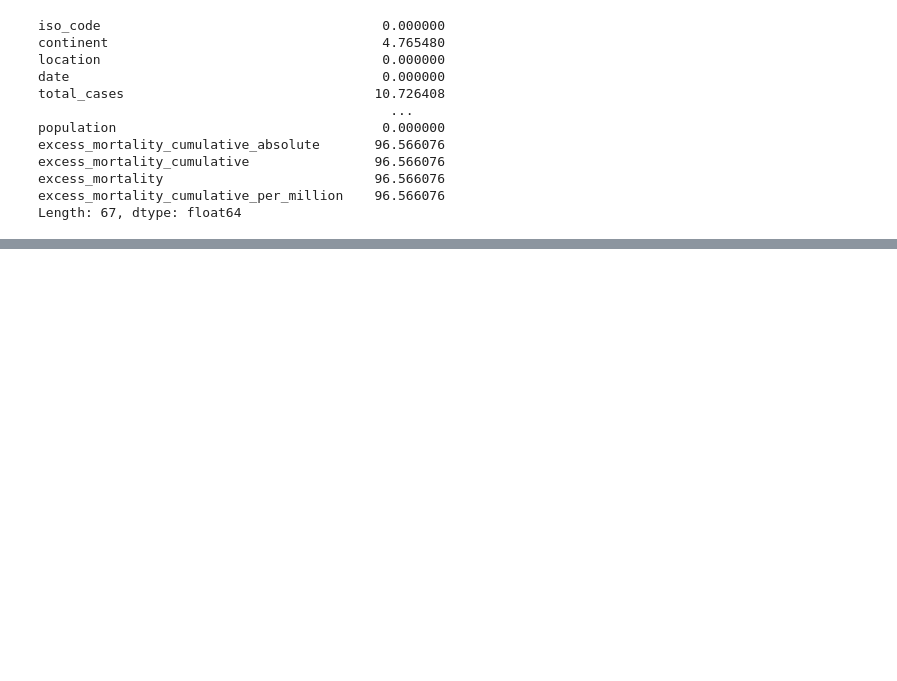
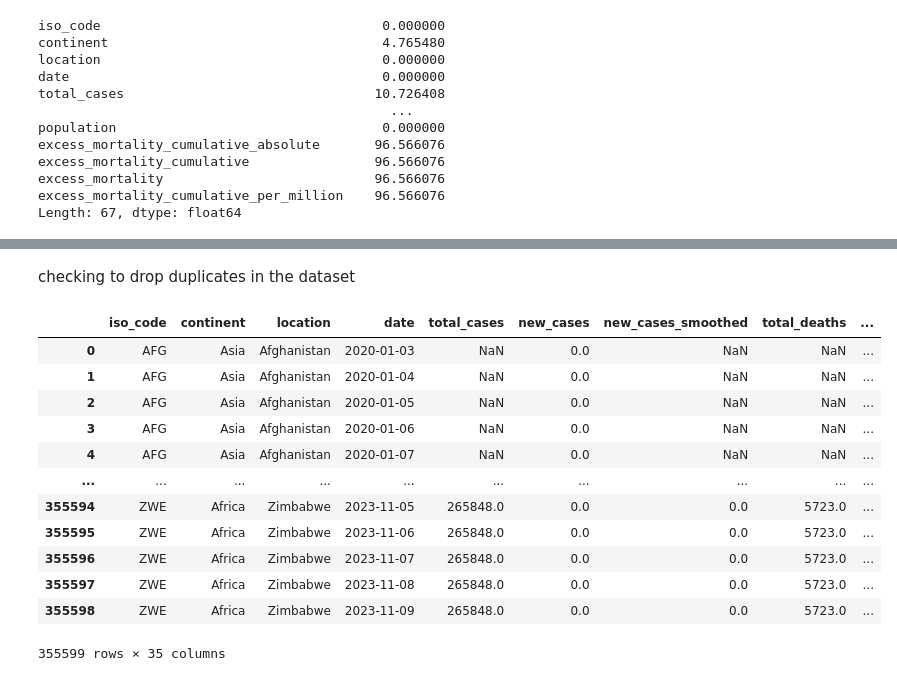
Before and after one commit to Eric-Onyame/contrans2023, a Jupyter notebook: Final_Project.ipynb, the cells around one changed output, grey strips where cells are left out. Cells and saved outputs as stored; diff of their text form; code cells hidden in the pictures; blank space fills up the shorter version.

```diff
--- a/Final_Project.ipynb
+++ b/Final_Project.ipynb
@@ -112,7 +130,9 @@ excess_mortality                           343388
 excess_mortality_cumulative_per_million    343388
 Length: 67, dtype: int64
 # %%
-missing_values_percentage = (dataset.isnull().sum() / len(dataset)) * 100
+
+missing_values_percentage = (covid_data.isnull().sum() / len(covid_data)) * 100
+#pd.set_option('display.max_rows', 50)
 print(missing_values_percentage)
 # %% [output]
 iso_code                                    0.000000
@@ -129,0 +153,2 @@ Length: 67, dtype: float64
+# %%
+covid_data['date'] = pd.to_datetime(covid_data['date'])
@@ -129,0 +170,32 @@ Length: 67, dtype: float64
+# %% [markdown]
+checking to drop duplicates in the dataset
+# %%
+covid_data = covid_data.drop_duplicates()
+# %%
+##Removing missing values above 50 percent from the dataset
+
+#missing_values_percentage = covid_data.isnull().mean() * 100
+
+# Identify columns where the percentage of missing values is greater than 50%
+columns_to_drop = missing_values_percentage[missing_values_percentage > 50].index
+
+# Drop these columns from the dataset
+covid_data_cleaned = covid_data.drop(columns=columns_to_drop)
+# %%
+# cols_to_fill_zero = ['total_cases', 'new_cases', 'total_deaths', 'new_deaths']
+# covid_data_cleaned[cols_to_fill_zero] = covid_data_cleaned[cols_to_fill_zero].fillna(0)
+covid_data_cleaned
+# %% [output]
+|  | iso_code | continent | location | date | total_cases | new_cases | new_cases_smoothed | total_deaths | ... |
+| 0 | AFG | Asia | Afghanistan | 2020-01-03 | NaN | 0.0 | NaN | NaN | ... |
+| 1 | AFG | Asia | Afghanistan | 2020-01-04 | NaN | 0.0 | NaN | NaN | ... |
+| 2 | AFG | Asia | Afghanistan | 2020-01-05 | NaN | 0.0 | NaN | NaN | ... |
+| 3 | AFG | Asia | Afghanistan | 2020-01-06 | NaN | 0.0 | NaN | NaN | ... |
+| 4 | AFG | Asia | Afghanistan | 2020-01-07 | NaN | 0.0 | NaN | NaN | ... |
+| ... | ... | ... | ... | ... | ... | ... | ... | ... | ... |
+| 355594 | ZWE | Africa | Zimbabwe | 2023-11-05 | 265848.0 | 0.0 | 0.0 | 5723.0 | ... |
+| 355595 | ZWE | Africa | Zimbabwe | 2023-11-06 | 265848.0 | 0.0 | 0.0 | 5723.0 | ... |
+| 355596 | ZWE | Africa | Zimbabwe | 2023-11-07 | 265848.0 | 0.0 | 0.0 | 5723.0 | ... |
+| 355597 | ZWE | Africa | Zimbabwe | 2023-11-08 | 265848.0 | 0.0 | 0.0 | 5723.0 | ... |
+| 355598 | ZWE | Africa | Zimbabwe | 2023-11-09 | 265848.0 | 0.0 | 0.0 | 5723.0 | ... |
+355599 rows × 35 columns
```
Also changed, not shown: parts of 37 cells of this notebook, 5 other files.
